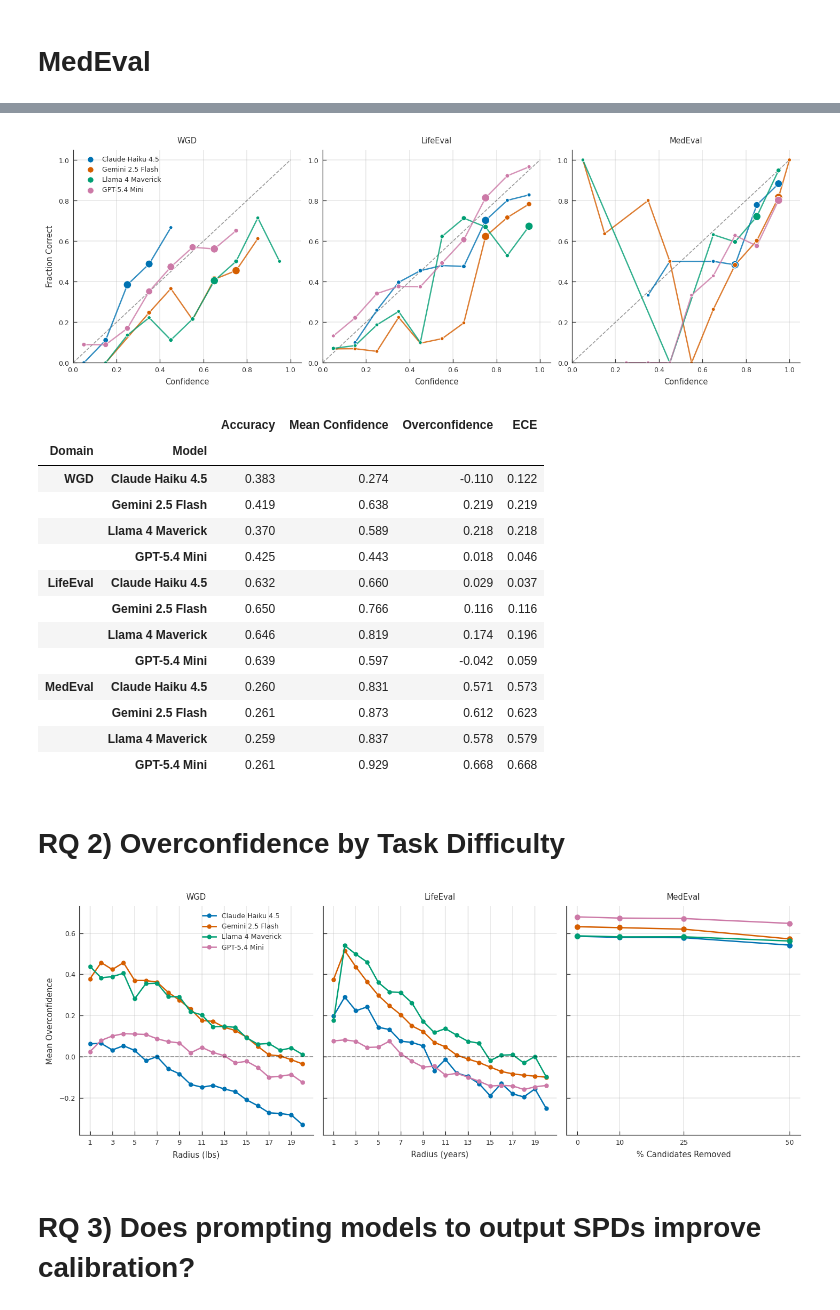
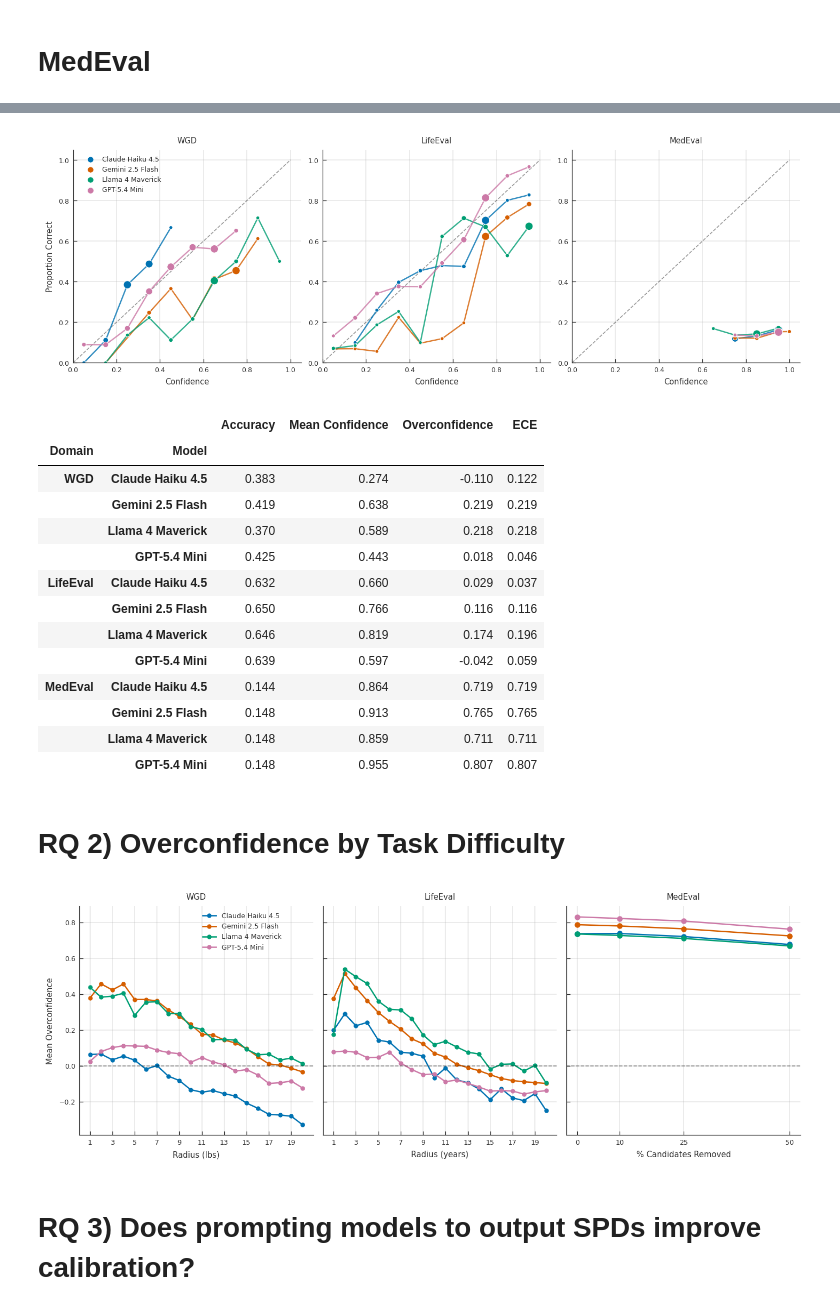
Before and after one commit to NoamMichael/BayesEval, a Jupyter notebook: analysis/analysis.ipynb, the cells around one changed output, grey strips where cells are left out. Saved outputs shown, nothing was run; the diff lists cells and outputs as text; code cells hidden in the pictures.

```diff
--- a/analysis/analysis.ipynb
+++ b/analysis/analysis.ipynb
@@ -249,6 +249,8 @@ df.tail()
 # %%
 # RQ 1)
-# MedEval Calibration: correct if Answer matches true_pathology
+# MedEval Calibration: true_probability via DDXPlus differential distribution
+from scoring import medeval_true_probability
+
 me_df = pd.DataFrame()
 me_path = RESULTS_PATH / Path("MedEval")
 for model in MODELS:
@@ -257,6 +259,10 @@ for model in MODELS:
     me_df = pd.concat([me_df, new_df], ignore_index=True)
 
 me_df["correct"] = (me_df["Answer"].str.strip().str.lower() == me_df["true_pathology"].str.strip().str.lower()).astype(int)
+me_df["true_probability"] = [
+    medeval_true_probability(a, d)
+    for a, d in zip(me_df["Answer"], me_df["differential_json"])
+]
 # %%
 me_df[me_df["removal_pct"] == 50]
 # %% [output]
@@ -276,24 +282,24 @@ me_df[me_df["removal_pct"] == 50]
 # %%
 # RQ 1) Combined calibration plot
 fig, axes = plt.subplots(1, 3, figsize=(9.5, 3.2), layout="constrained")
 
 calibration_plot(axes[0], wgd_df, "correct", "WGD")
 calibration_plot(axes[1], le_df, "true_probability", "LifeEval")
-calibration_plot(axes[2], me_df, "correct", "MedEval")
+calibration_plot(axes[2], me_df, "true_probability", "MedEval")
 
 for ax in axes:
     ax.set_aspect("auto")
 for ax in axes[1:]:
     ax.set_ylabel("")
 
-axes[0].set_ylabel("Fraction Correct")
+axes[0].set_ylabel("Proportion Correct")
 axes[0].legend(bbox_to_anchor=(0.02, 1), loc="upper left")
 Path(FIGURES_PATH).mkdir(exist_ok=True)
 fig.savefig(f"{FIGURES_PATH}/calibration_combined.pdf", bbox_inches="tight")
 fig.savefig(f"{FIGURES_PATH}/calibration_combined.png", dpi=300, bbox_inches="tight")
 plt.show()
 # %% [output]
-[figure, old version]
+[figure, new version]
 # %%
 # RQ 1) Summary table: Accuracy, Mean Confidence, ECE by Domain × Model
 
@@ -349,10 +355,10 @@ summary.style.format("{:.3f}")
 |  | Gemini 2.5 Flash | 0.650 | 0.766 | 0.116 | 0.116 |
 |  | Llama 4 Maverick | 0.646 | 0.819 | 0.174 | 0.196 |
 |  | GPT-5.4 Mini | 0.639 | 0.597 | -0.042 | 0.059 |
-| MedEval | Claude Haiku 4.5 | 0.260 | 0.831 | 0.571 | 0.573 |
-|  | Gemini 2.5 Flash | 0.261 | 0.873 | 0.612 | 0.623 |
-|  | Llama 4 Maverick | 0.259 | 0.837 | 0.578 | 0.579 |
-|  | GPT-5.4 Mini | 0.261 | 0.929 | 0.668 | 0.668 |
+| MedEval | Claude Haiku 4.5 | 0.144 | 0.864 | 0.719 | 0.719 |
+|  | Gemini 2.5 Flash | 0.148 | 0.913 | 0.765 | 0.765 |
+|  | Llama 4 Maverick | 0.148 | 0.859 | 0.711 | 0.711 |
+|  | GPT-5.4 Mini | 0.148 | 0.955 | 0.807 | 0.807 |
 # %% [markdown]
 # RQ 2) Overconfidence by Task Difficulty
 # %%
@@ -428,7 +434,7 @@ fig.savefig(f"{FIGURES_PATH}/overconfidence_by_difficulty.pdf", bbox_inches="tig
 fig.savefig(f"{FIGURES_PATH}/overconfidence_by_difficulty.png", dpi=300, bbox_inches="tight")
 plt.show()
 # %% [output]
-[figure, old version]
+[figure, new version]
 # %% [markdown]
 # RQ 3) Does prompting models to output SPDs improve calibration?
 # %%
```
Also changed, not shown: parts of 8 cells of this notebook, 23 other files.
